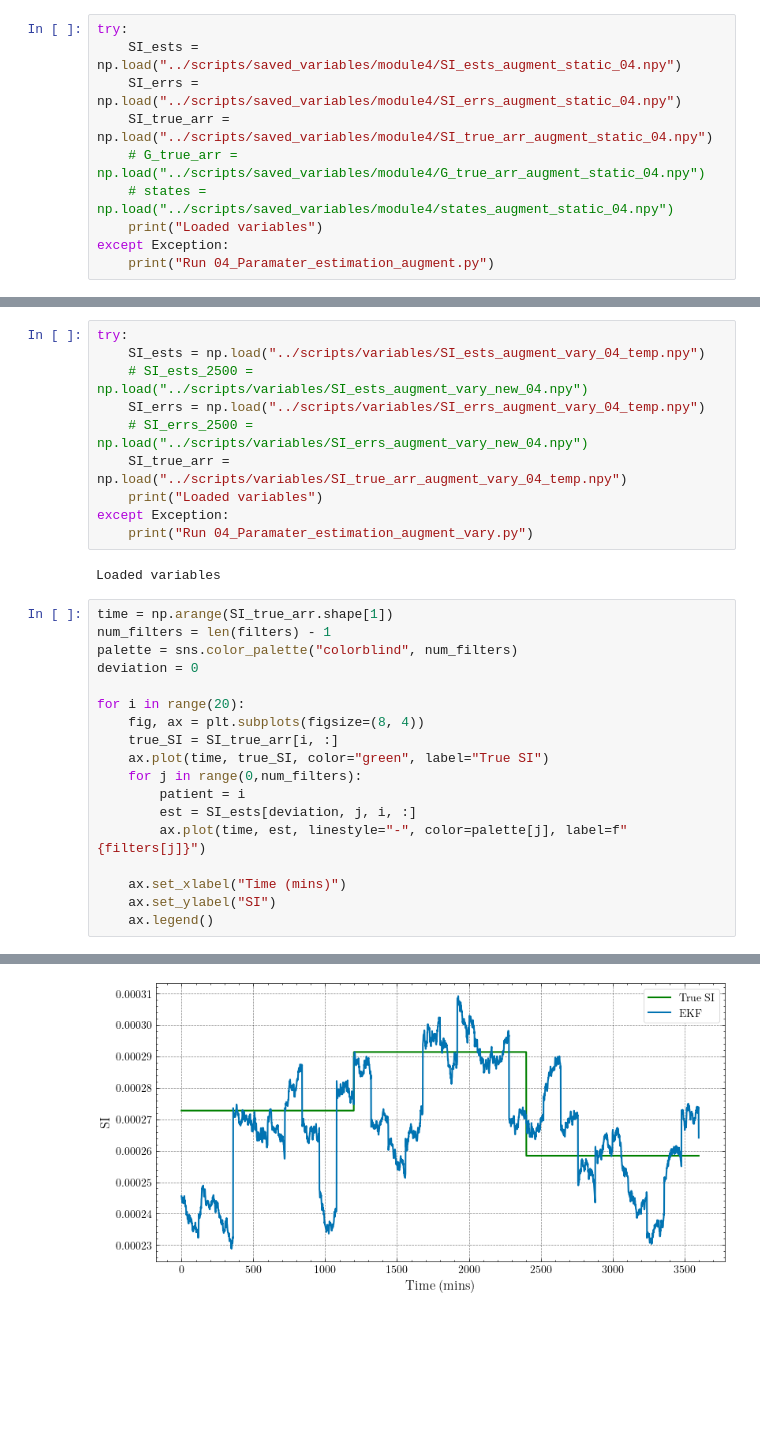
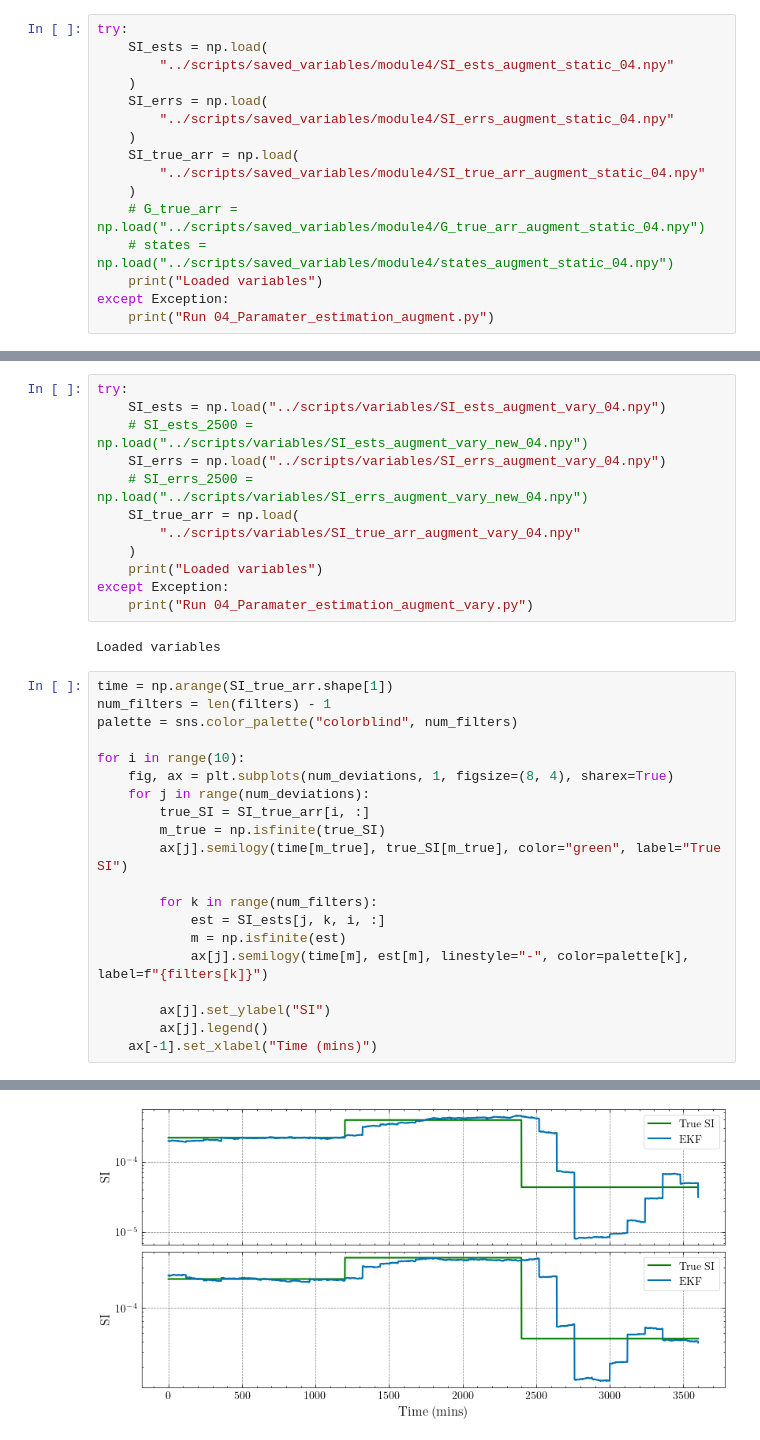
Before and after one commit to mlmulv/Thesis-Code, a Jupyter notebook: notebooks/04_Parameter_Estimation.ipynb, the cells around one changed output, grey strips where cells are left out. Saved outputs shown, nothing was run; the diff lists cells and outputs as text; blank space fills up the shorter version.

```diff
--- a/notebooks/04_Parameter_Estimation.ipynb
+++ b/notebooks/04_Parameter_Estimation.ipynb
@@ -47,8 +118,14 @@ Total MARD:  0.0625729895667034
 # %%
 try:
-    SI_ests = np.load("../scripts/saved_variables/module4/SI_ests_augment_static_04.npy")
-    SI_errs = np.load("../scripts/saved_variables/module4/SI_errs_augment_static_04.npy")
-    SI_true_arr = np.load("../scripts/saved_variables/module4/SI_true_arr_augment_static_04.npy")
+    SI_ests = np.load(
+        "../scripts/saved_variables/module4/SI_ests_augment_static_04.npy"
+    )
+    SI_errs = np.load(
+        "../scripts/saved_variables/module4/SI_errs_augment_static_04.npy"
+    )
+    SI_true_arr = np.load(
+        "../scripts/saved_variables/module4/SI_true_arr_augment_static_04.npy"
+    )
     # G_true_arr = np.load("../scripts/saved_variables/module4/G_true_arr_augment_static_04.npy")
     # states = np.load("../scripts/saved_variables/module4/states_augment_static_04.npy")
     print("Loaded variables")
@@ -110,11 +171,13 @@ Total MARD:  [[5.7626633  3.40605055]
 # SI piecewise
 # %%
 try:
-    SI_ests = np.load("../scripts/variables/SI_ests_augment_vary_04_temp.npy")
+    SI_ests = np.load("../scripts/variables/SI_ests_augment_vary_04.npy")
     # SI_ests_2500 = np.load("../scripts/variables/SI_ests_augment_vary_new_04.npy")
-    SI_errs = np.load("../scripts/variables/SI_errs_augment_vary_04_temp.npy")
+    SI_errs = np.load("../scripts/variables/SI_errs_augment_vary_04.npy")
     # SI_errs_2500 = np.load("../scripts/variables/SI_errs_augment_vary_new_04.npy")
-    SI_true_arr = np.load("../scripts/variables/SI_true_arr_augment_vary_04_temp.npy")
+    SI_true_arr = np.load(
+        "../scripts/variables/SI_true_arr_augment_vary_04.npy"
+    )
     print("Loaded variables")
 except Exception:
     print("Run 04_Paramater_estimation_augment_vary.py")
@@ -124,18 +187,20 @@ Loaded variables
 time = np.arange(SI_true_arr.shape[1])
 num_filters = len(filters) - 1
 palette = sns.color_palette("colorblind", num_filters)
-deviation = 0
 
-for i in range(20):
-    fig, ax = plt.subplots(figsize=(8, 4))
-    true_SI = SI_true_arr[i, :]
-    ax.plot(time, true_SI, color="green", label="True SI")
-    for j in range(0,num_filters):
-        patient = i
-        est = SI_ests[deviation, j, i, :]
-        ax.plot(time, est, linestyle="-", color=palette[j], label=f"{filters[j]}")
+for i in range(10):
+    fig, ax = plt.subplots(num_deviations, 1, figsize=(8, 4), sharex=True)
+    for j in range(num_deviations):
+        true_SI = SI_true_arr[i, :]
+        m_true = np.isfinite(true_SI)
+        ax[j].semilogy(time[m_true], true_SI[m_true], color="green", label="True SI")
 
-    ax.set_xlabel("Time (mins)")
-    ax.set_ylabel("SI")
-    ax.legend()
+        for k in range(num_filters):
+            est = SI_ests[j, k, i, :]
+            m = np.isfinite(est)
+            ax[j].semilogy(time[m], est[m], linestyle="-", color=palette[k], label=f"{filters[k]}")
+
+        ax[j].set_ylabel("SI")
+        ax[j].legend()
+    ax[-1].set_xlabel("Time (mins)")
 # %% [output]
@@ -147 +212 @@ for i in range(20):
-[figure, old version]
+[figure, new version]
```
Also changed, not shown: parts of 14 cells of this notebook, 3 other files.
